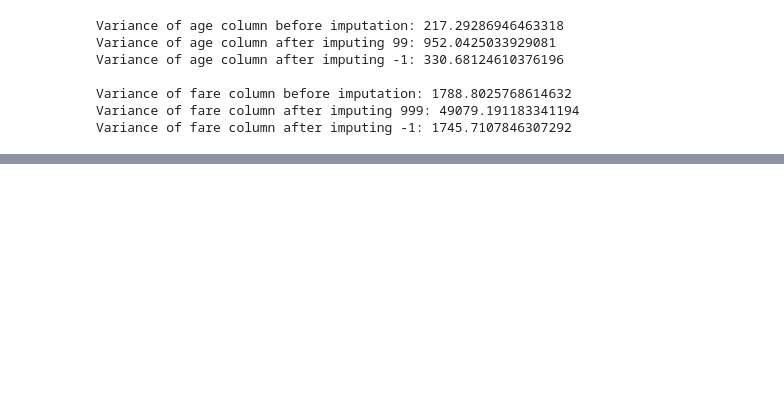
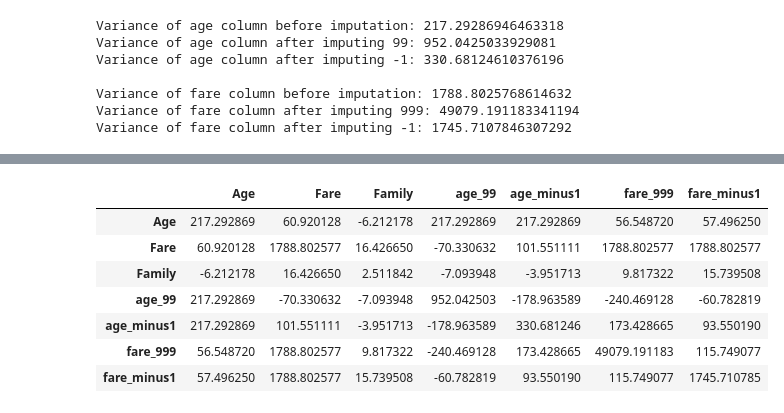
Before and after one commit to GautamKr2/Machine_Learning, a Jupyter notebook: Feature_Engineering/impute-numerical-columns.ipynb, the cells around one changed output, grey strips where cells are left out. Saved outputs shown, nothing was run; the diff lists cells and outputs as text; code cells hidden in the pictures; blank space fills up the shorter version.

```diff
--- a/Feature_Engineering/impute-numerical-columns.ipynb
+++ b/Feature_Engineering/impute-numerical-columns.ipynb
@@ -231,0 +262,11 @@ Variance of fare column after imputing -1: 1745.7107846307292
+# %%
+x_train.cov()
+# %% [output]
+|  | Age | Fare | Family | age_99 | age_minus1 | fare_999 | fare_minus1 |
+| Age | 217.292869 | 60.920128 | -6.212178 | 217.292869 | 217.292869 | 56.548720 | 57.496250 |
+| Fare | 60.920128 | 1788.802577 | 16.426650 | -70.330632 | 101.551111 | 1788.802577 | 1788.802577 |
+| Family | -6.212178 | 16.426650 | 2.511842 | -7.093948 | -3.951713 | 9.817322 | 15.739508 |
+| age_99 | 217.292869 | -70.330632 | -7.093948 | 952.042503 | -178.963589 | -240.469128 | -60.782819 |
+| age_minus1 | 217.292869 | 101.551111 | -3.951713 | -178.963589 | 330.681246 | 173.428665 | 93.550190 |
+| fare_999 | 56.548720 | 1788.802577 | 9.817322 | -240.469128 | 173.428665 | 49079.191183 | 115.749077 |
+| fare_minus1 | 57.496250 | 1788.802577 | 15.739508 | -60.782819 | 93.550190 | 115.749077 | 1745.710785 |
```
Also changed, not shown: parts of 21 cells of this notebook, 1 other file.
